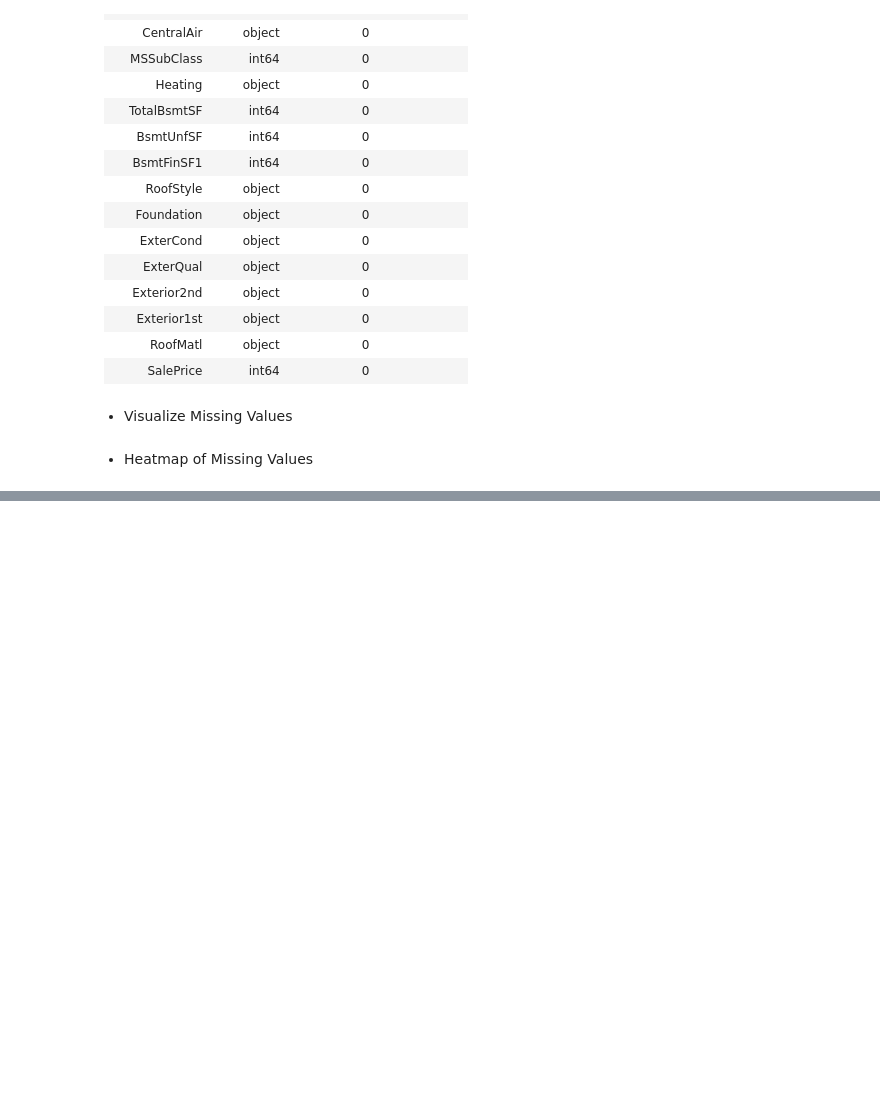
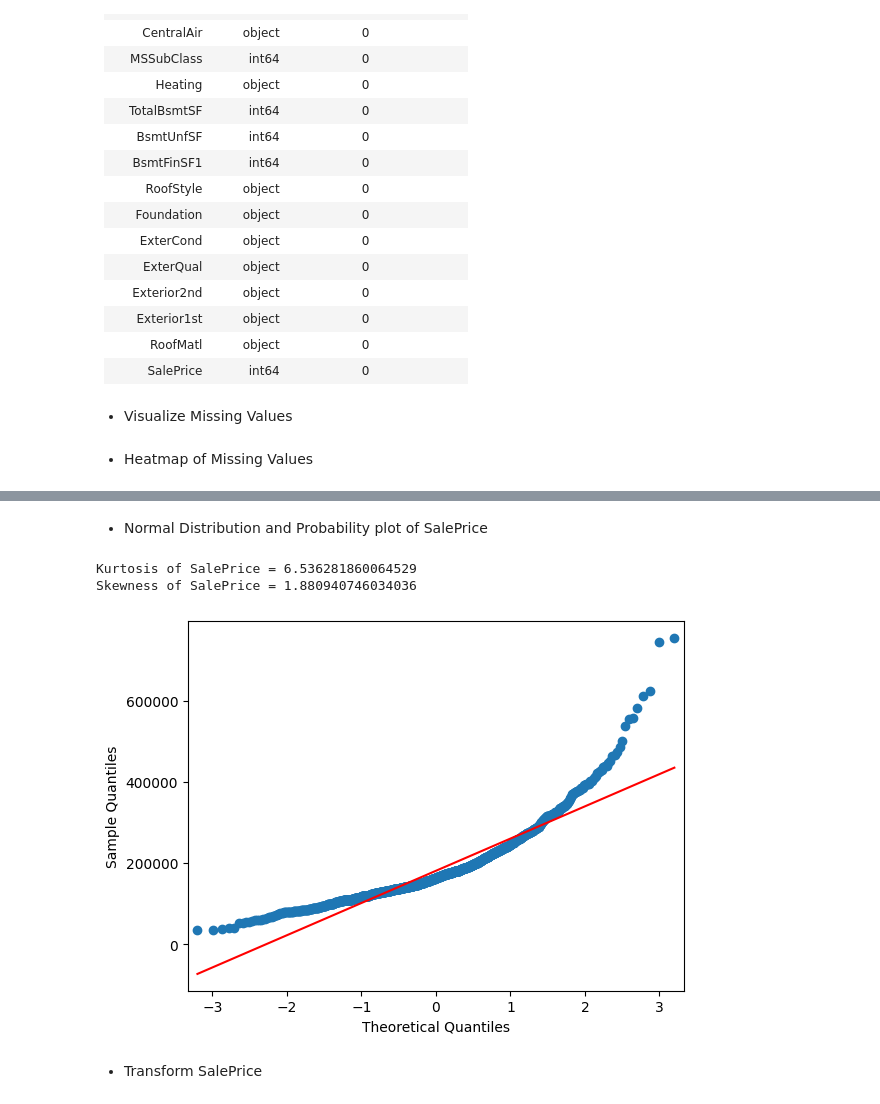
Before and after one commit to carlosfarfangalindoNL222/Steps_In_Depth_Machine_Learning, a Jupyter notebook: Steps_Machine_Learning_Model/2_EDA/2_Exploritary_Data_Analysis.ipynb, the cells around one changed output, grey strips where cells are left out. Drawn from its saved outputs; the diff is of its cells as text; code cells hidden in the pictures; blank space fills up the shorter version.

```diff
--- a/Steps_Machine_Learning_Model/2_EDA/2_Exploritary_Data_Analysis.ipynb
+++ b/Steps_Machine_Learning_Model/2_EDA/2_Exploritary_Data_Analysis.ipynb
@@ -148,0 +194,22 @@ TypeError: Object of type dtype[object_] is not JSON serializable
+# %% [markdown]
+* Normal Distribution and Probability plot of SalePrice
+# %%
+from scipy.stats import skew
+import numpy as np
+skewness = skew(train['SalePrice'])
+kurtosis = train['SalePrice'].kurt()
+print(f'Kurtosis of SalePrice = {kurtosis}')
+print(f'Skewness of SalePrice = {skewness}')
+train['SalePrice'].describe()
+fig_1 = px.histogram(train, x="SalePrice",histnorm="probability density")
+fig_1.show()
+# using statsmodels
+from statsmodels.graphics.gofplots import qqplot
+
+qqplot_data = qqplot(train['SalePrice'], line='s').gca().lines
+# %% [output]
+Kurtosis of SalePrice = 6.536281860064529
+Skewness of SalePrice = 1.880940746034036
+[figure, added]
+# %% [markdown]
+* Transform SalePrice
```
Also changed, not shown: parts of 11 cells of this notebook.
